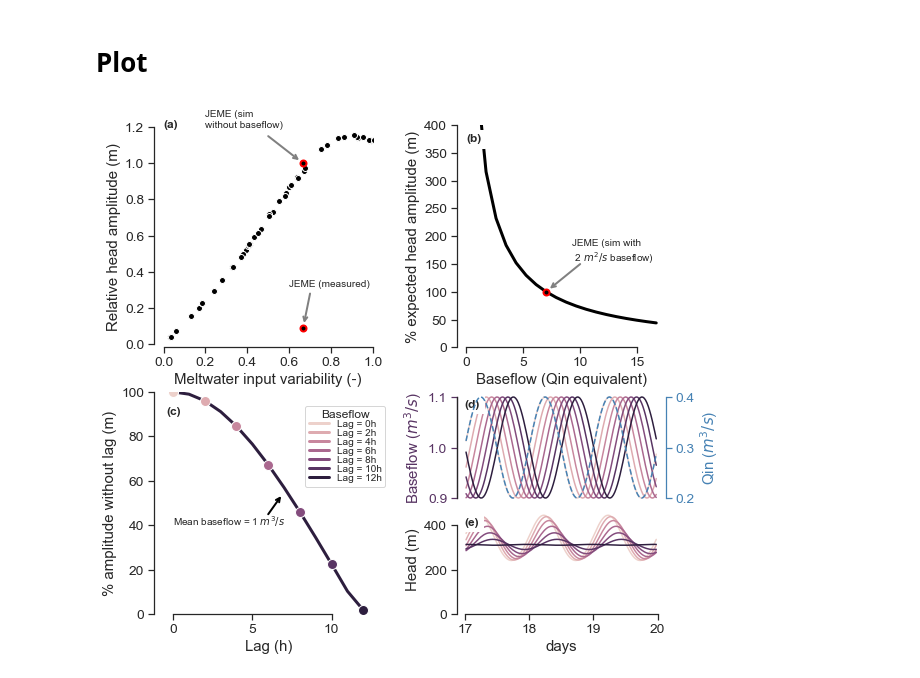
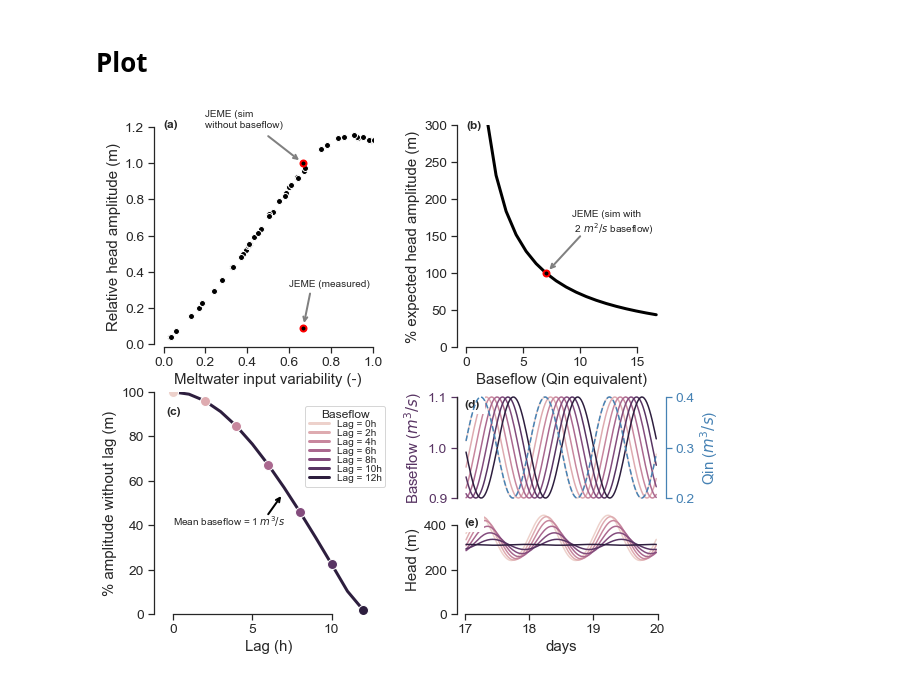
Before and after one commit to cctrunz/ModelRepo_pyMouShBaseflow_paper, a Jupyter notebook: Plot_corr_Baseflow_paper.ipynb, the cells around one changed output. Drawn from its saved outputs; the diff is of its cells as text; code cells hidden in the pictures.

Commit message:
change scale in Plot_corr_Baseflow_paper.ipynb

```diff
--- a/Plot_corr_Baseflow_paper.ipynb
+++ b/Plot_corr_Baseflow_paper.ipynb
@@ -219,7 +219,7 @@ ax2.plot(np.array(bf_mean_sim2)/np.array(Qin_mean_sim2),
 ax2.plot(2.1/0.3,100,marker='o', markeredgewidth=2,markeredgecolor='red', color='black')
 ax2.set_ylabel('% expected head amplitude (m)')
 ax2.set_xlabel('Baseflow (Qin equivalent)')#('bf_amplitude/bf_mean')
-ax2.set_ylim([0,400])
+ax2.set_ylim([0,300])
 #ax.legend()
 sns.despine(offset=[0,0],trim=True, ax=ax2)
 
@@ -286,32 +286,32 @@ elements = [Line2D([0], [0], color=palette_lag[0], lw=3, label='Lag = 0h'),
 
 #ax4bis.legend(prop={'size': 10}, loc='center left', bbox_to_anchor=(0, 0.35))
 ax3.legend(handles=elements, loc=3, bbox_to_anchor=(0.65, 0.55), labelspacing=0,
            prop={'size': 10}, title='Baseflow',title_fontsize=12)
 
 ax1.add_artist(ConnectionPatch((0.5,1.15),(0.2/0.3,1),'data','data', shrinkB=5,
                 arrowstyle="->", color='grey', linewidth=2))
 ax1.text(0.2,1.2,'JEME (sim \nwithout baseflow)',fontsize=10)
 
 ax1.add_artist(ConnectionPatch((0.7,0.28),(0.2/0.3,0.09),'data','data', shrinkB=5,
                 arrowstyle="->", color='grey', linewidth=2))
 ax1.text(0.6,0.32,'JEME (measured)',fontsize=10)
 
 ax2.add_artist(ConnectionPatch((10,150),(2.1/0.3,100),'data','data', shrinkB=5,
                 arrowstyle="->", color='grey', linewidth=2))
 ax2.text(9.3,155,'JEME (sim with \n 2 $m^2/s$ baseflow)',fontsize=10)
 
 ax3.add_artist(ConnectionPatch((6,45),(7,55),'data','data', shrinkB=5,
                 arrowstyle="->", color='black', linewidth=2))
 ax3.text(0,40,'Mean baseflow = 1 $m^3/s$',fontsize=10)
 
 #letters
 ax1.text(0,1.2,'(a)',fontsize=12, weight='bold', bbox=dict(facecolor='white'))
-ax2.text(0,370,'(b)',fontsize=12, weight='bold', bbox=dict(facecolor='white'))
+ax2.text(0,295,'(b)',fontsize=12, weight='bold', bbox=dict(facecolor='white'))
 ax3.text(-0.4,90,'(c)',fontsize=12, weight='bold', bbox=dict(facecolor='white'))
 ax4.text(17,1.08,'(d)',fontsize=12, weight='bold', bbox=dict(facecolor='white'))
 ax5.text(17,400,'(e)',fontsize=12, weight='bold', bbox=dict(facecolor='white'))
 
 
 plt.savefig('Figure_TC/fig06.pdf')
 # %% [output]
-[figure, old version]
+[figure, new version]
```
Also changed, not shown: 1 other file.
